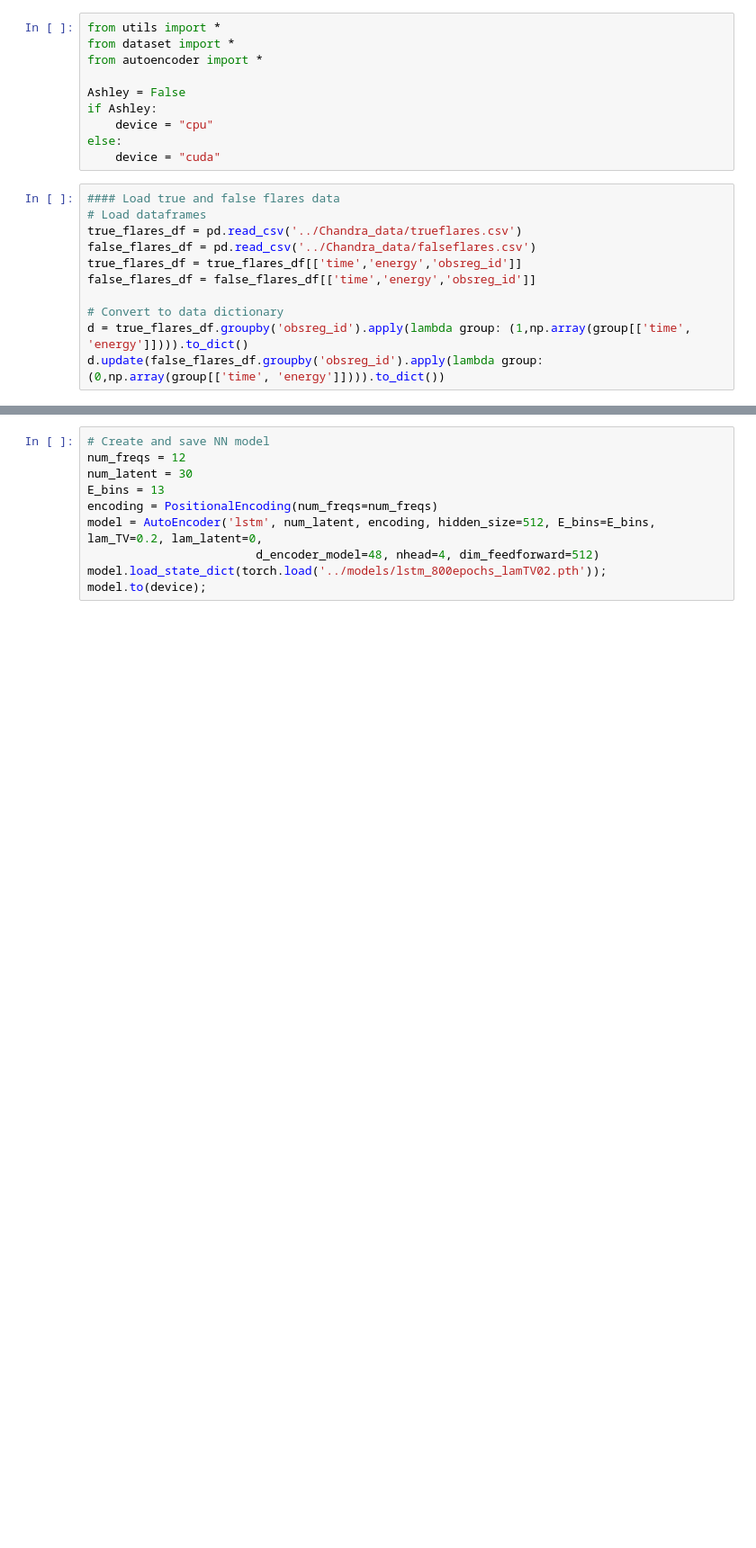
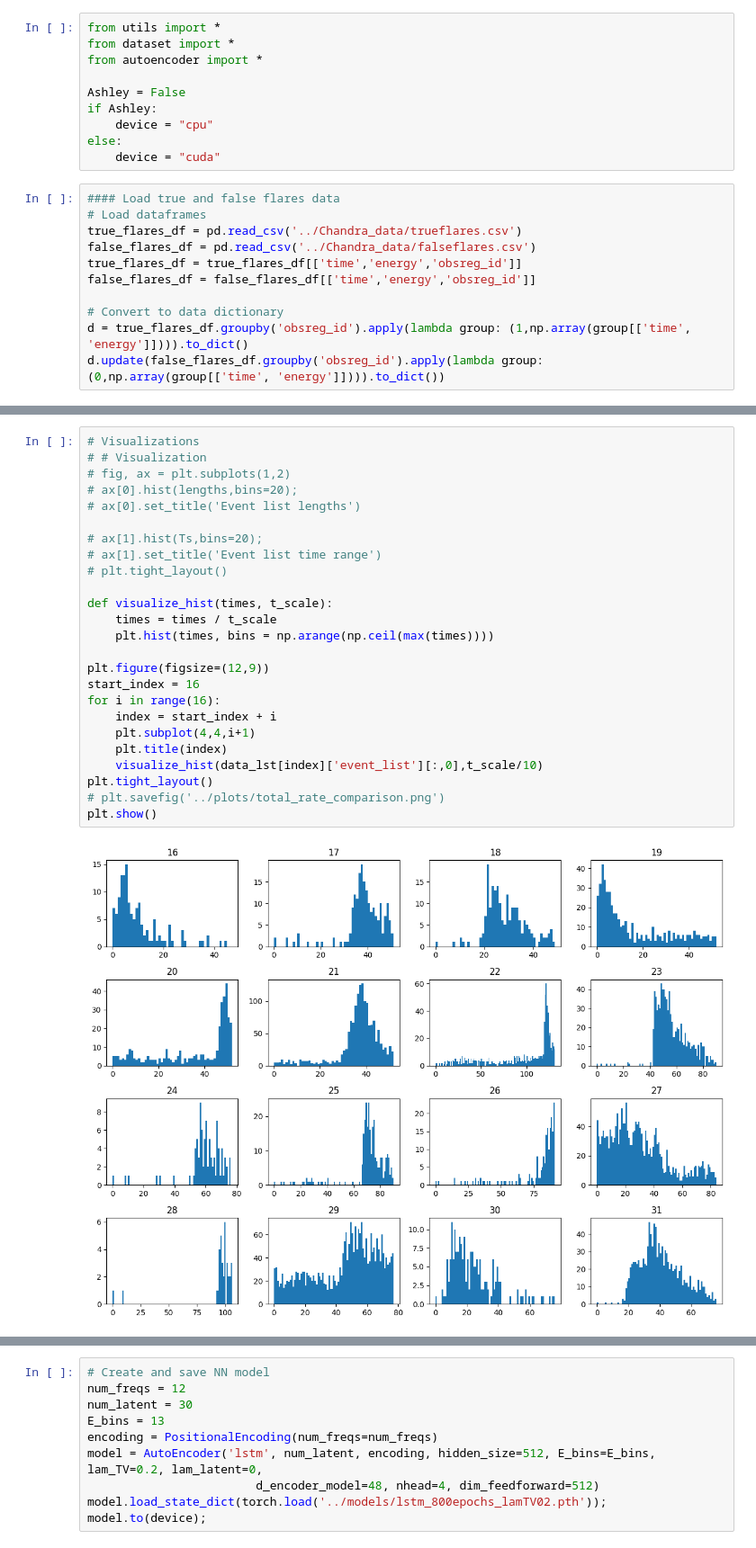
Before and after one commit to villrv/ppae, a Jupyter notebook: chandra_visualization.ipynb, the cells around one changed output, grey strips where cells are left out. Shown at 90% size. Drawn from its saved outputs; the diff is of its cells as text; blank space fills up the shorter version.

```diff
--- a/chandra_visualization.ipynb
+++ b/chandra_visualization.ipynb
@@ -55,0 +53,27 @@ Ts = np.array(Ts)
+# %%
+# Visualizations
+# # Visualization
+# fig, ax = plt.subplots(1,2)
+# ax[0].hist(lengths,bins=20);
+# ax[0].set_title('Event list lengths')
+
+# ax[1].hist(Ts,bins=20);
+# ax[1].set_title('Event list time range')
+# plt.tight_layout()
+
+def visualize_hist(times, t_scale):
+    times = times / t_scale
+    plt.hist(times, bins = np.arange(np.ceil(max(times))))
+
+plt.figure(figsize=(12,9))
+start_index = 16
+for i in range(16):
+    index = start_index + i
+    plt.subplot(4,4,i+1)
+    plt.title(index)
+    visualize_hist(data_lst[index]['event_list'][:,0],t_scale/10)
+plt.tight_layout()
+# plt.savefig('../plots/total_rate_comparison.png')
+plt.show()
+# %% [output]
+[figure, added]
```
Also changed, not shown: parts of 8 cells of this notebook, 49 other files.
